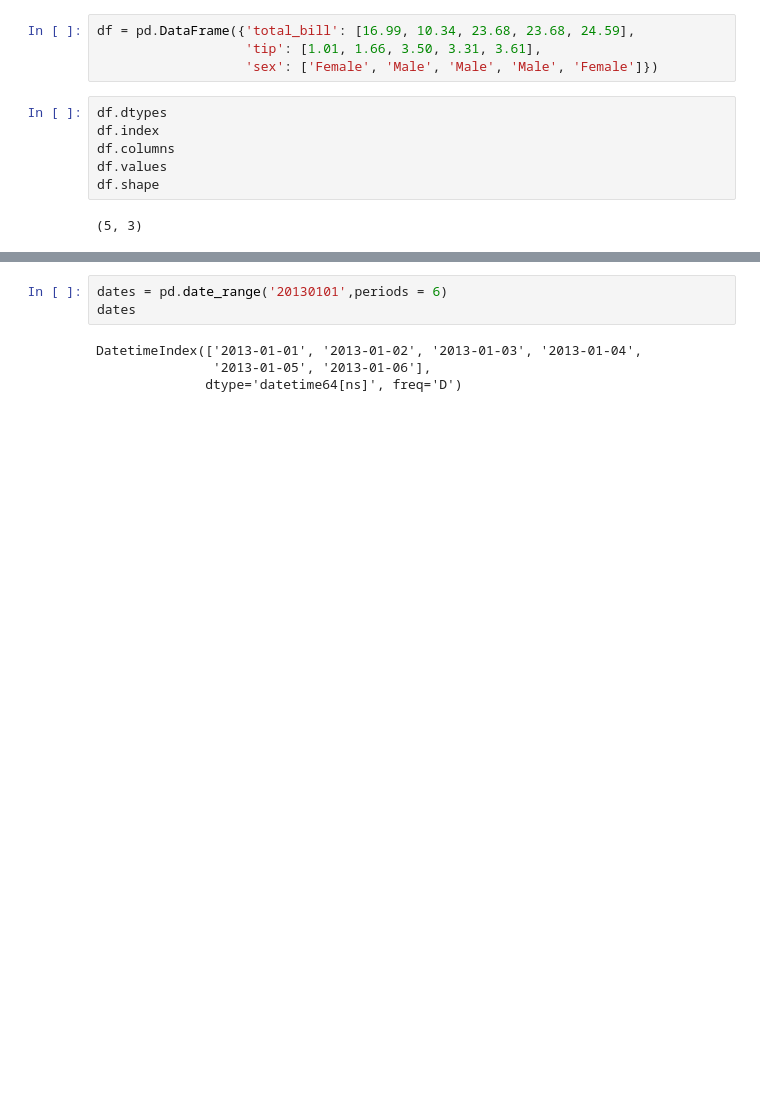
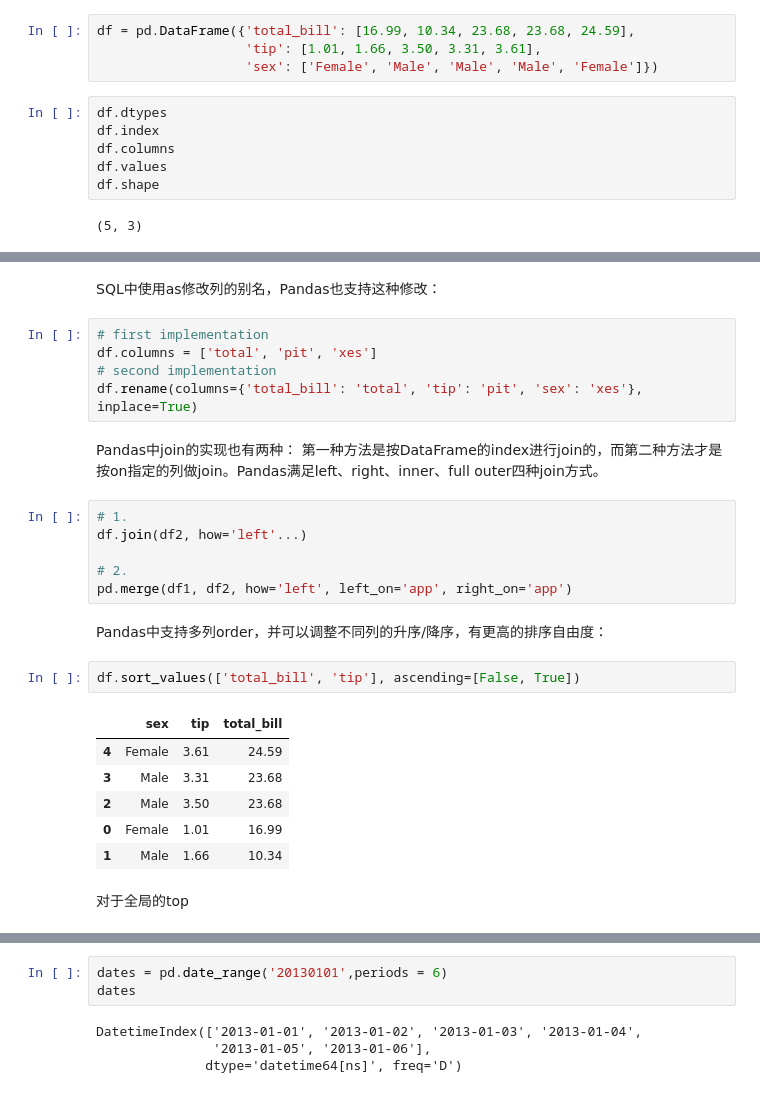
Before and after one commit to HK-Zhang/Corn, a Jupyter notebook: Py2book/Pandas.ipynb, the cells around one changed output, grey strips where cells are left out. Cells and saved outputs as stored; diff of their text form; blank space fills up the shorter version.

```diff
--- a/Py2book/Pandas.ipynb
+++ b/Py2book/Pandas.ipynb
@@ -26,0 +147,29 @@ df.shape
+# %% [markdown]
+SQL中使用as修改列的别名，Pandas也支持这种修改：
+# %%
+# first implementation
+df.columns = ['total', 'pit', 'xes']
+# second implementation
+df.rename(columns={'total_bill': 'total', 'tip': 'pit', 'sex': 'xes'}, inplace=True)
+# %% [markdown]
+Pandas中join的实现也有两种：
+第一种方法是按DataFrame的index进行join的，而第二种方法才是按on指定的列做join。Pandas满足left、right、inner、full outer四种join方式。
+# %%
+# 1.
+df.join(df2, how='left'...)
+
+# 2.
+pd.merge(df1, df2, how='left', left_on='app', right_on='app')
+# %% [markdown]
+Pandas中支持多列order，并可以调整不同列的升序/降序，有更高的排序自由度：
+# %%
+df.sort_values(['total_bill', 'tip'], ascending=[False, True])
+# %% [output]
+|  | sex | tip | total_bill |
+| 4 | Female | 3.61 | 24.59 |
+| 3 | Male | 3.31 | 23.68 |
+| 2 | Male | 3.50 | 23.68 |
+| 0 | Female | 1.01 | 16.99 |
+| 1 | Male | 1.66 | 10.34 |
+# %% [markdown]
+对于全局的top
```
Also changed, not shown: parts of 30 cells of this notebook.
